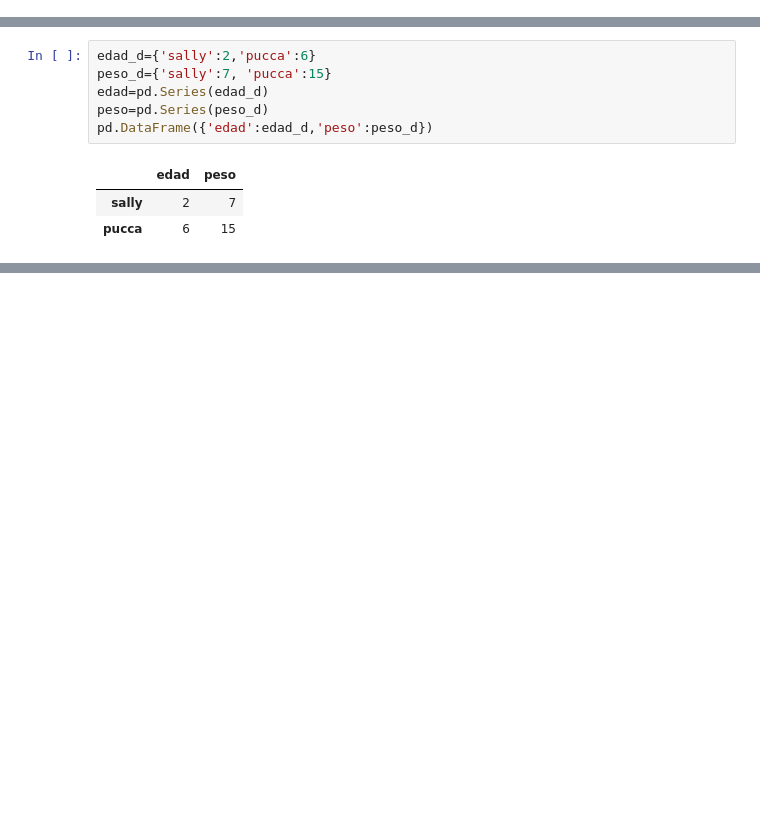
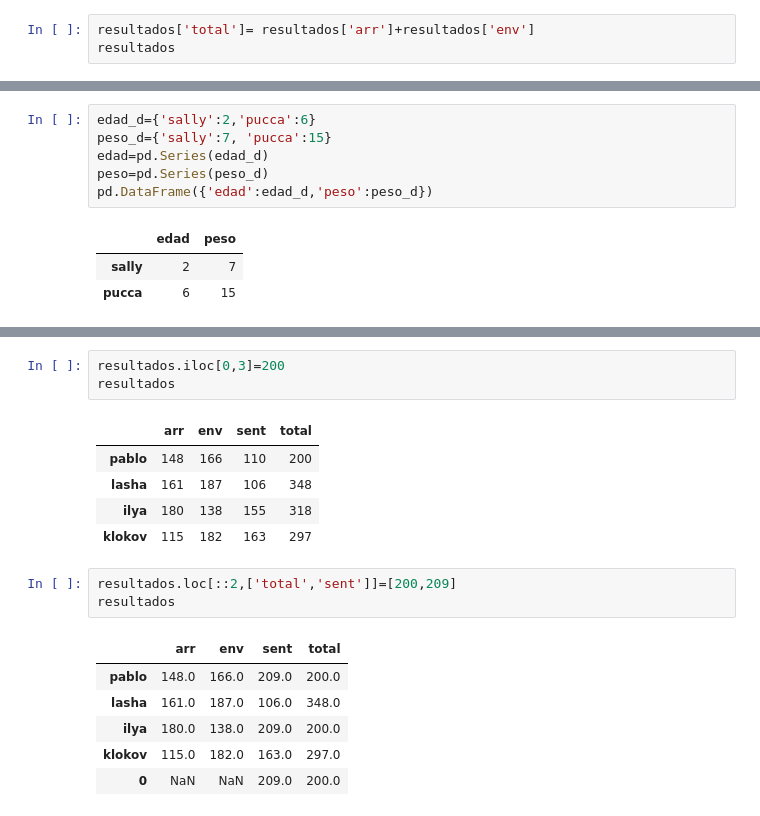
Before and after one commit to PabloDuranL/Aplicaciones, a Jupyter notebook: Pandapractica.ipynb, the cells around one changed output, grey strips where cells are left out. Drawn from its saved outputs; the diff is of its cells as text; blank space fills up the shorter version.

```diff
--- a/Pandapractica.ipynb
+++ b/Pandapractica.ipynb
@@ -137,0 +127,3 @@ resultados=pd.DataFrame(x,columns=['arr','env','sent'], index=['pablo','lasha','
+# %%
+resultados['total']= resultados['arr']+resultados['env']
+resultados
@@ -158,0 +196,19 @@ pd.DataFrame(peso,columns=['peso de estas marranas'])
+# %%
+resultados.iloc[0,3]=200
+resultados
+# %% [output]
+|  | arr | env | sent | total |
+| pablo | 148 | 166 | 110 | 200 |
+| lasha | 161 | 187 | 106 | 348 |
+| ilya | 180 | 138 | 155 | 318 |
+| klokov | 115 | 182 | 163 | 297 |
+# %%
+resultados.loc[::2,['total','sent']]=[200,209]
+resultados
+# %% [output]
+|  | arr | env | sent | total |
+| pablo | 148.0 | 166.0 | 209.0 | 200.0 |
+| lasha | 161.0 | 187.0 | 106.0 | 348.0 |
+| ilya | 180.0 | 138.0 | 209.0 | 200.0 |
+| klokov | 115.0 | 182.0 | 163.0 | 297.0 |
+| 0 | NaN | NaN | 209.0 | 200.0 |
```
Also changed, not shown: parts of 13 cells of this notebook.
